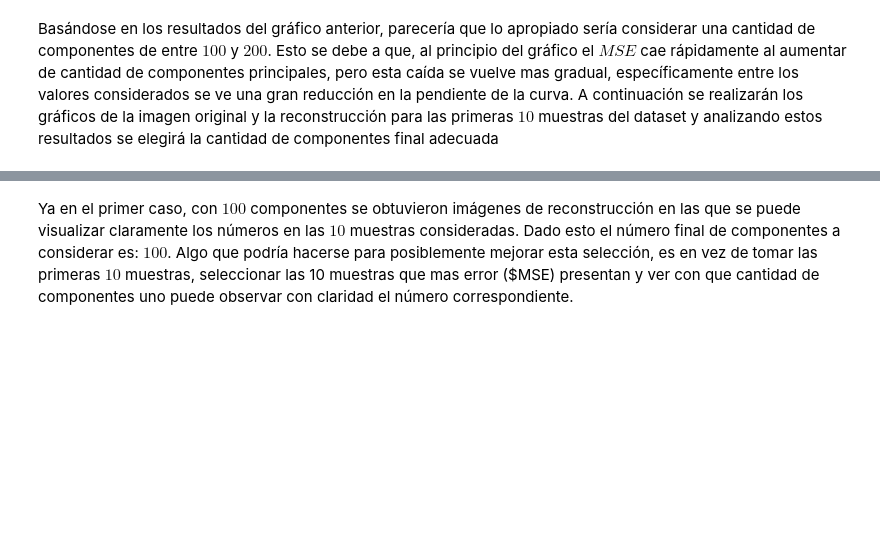
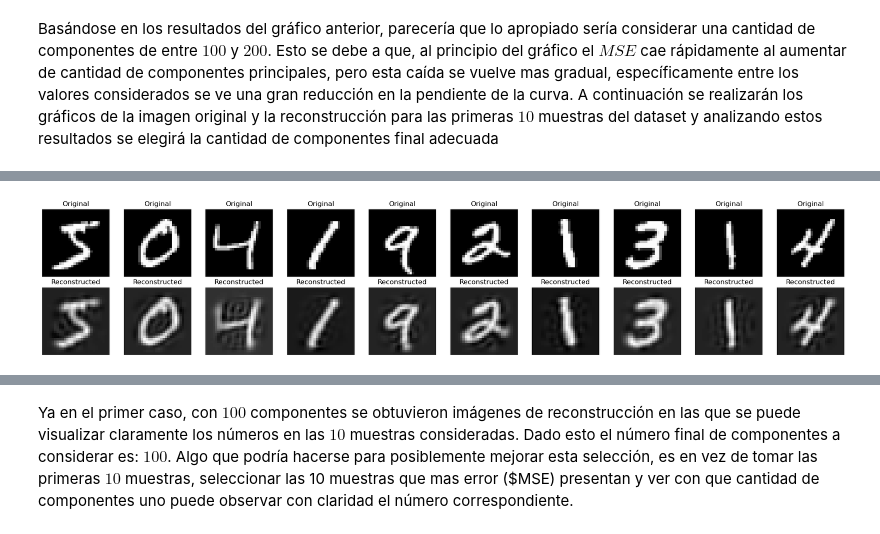
Before and after one commit to maxgubitosi/ML-Clustering-Dimensionality-Reduction-and-EM, a Jupyter notebook: Problema 2/Problema_2.ipynb, the cells around one changed output, grey strips where cells are left out. Cells and saved outputs as stored; diff of their text form; code cells hidden in the pictures; blank space fills up the shorter version.

```diff
--- a/Problema 2/Problema_2.ipynb
+++ b/Problema 2/Problema_2.ipynb
@@ -90,6 +95,6 @@ Seleccionar la cantidad de componentes que considere adecuada y justifique la el
 Basándose en los resultados del gráfico anterior, parecería que lo apropiado sería considerar una cantidad de componentes de entre $100$ y $200$. Esto se debe a que, al principio del gráfico el $MSE$ cae rápidamente al aumentar de cantidad de componentes principales, pero esta caída se vuelve mas gradual, específicamente entre los valores considerados se ve una gran reducción en la pendiente de la curva. A continuación se realizarán los gráficos de la imagen original y la reconstrucción para las primeras $10$ muestras del dataset y analizando estos resultados se elegirá la cantidad de componentes final adecuada
 # %%
 # PCA with 100 components
-pca = PCA(n_components=100)
-X_transformed = pca.fit_transform(X)
-X_reconstructed = pca.inverse_transform(X_transformed)
+pca_100 = PCA(n_components=100)
+X_transformed_100 = pca_100.fit_transform(X)
+X_reconstructed_100 = pca_100.inverse_transform(X_transformed_100)
@@ -185,0 +101,5 @@ for i in range(10):
+# %%
+X_re_100 = pd.DataFrame(X_reconstructed_100, columns=df.columns).drop('label', axis=1)
+plot_reconstructions(df, X_re_100, 10)
+# %% [output]
+[figure, added]
```
Also changed, not shown: parts of 15 cells of this notebook, 2 other files.
